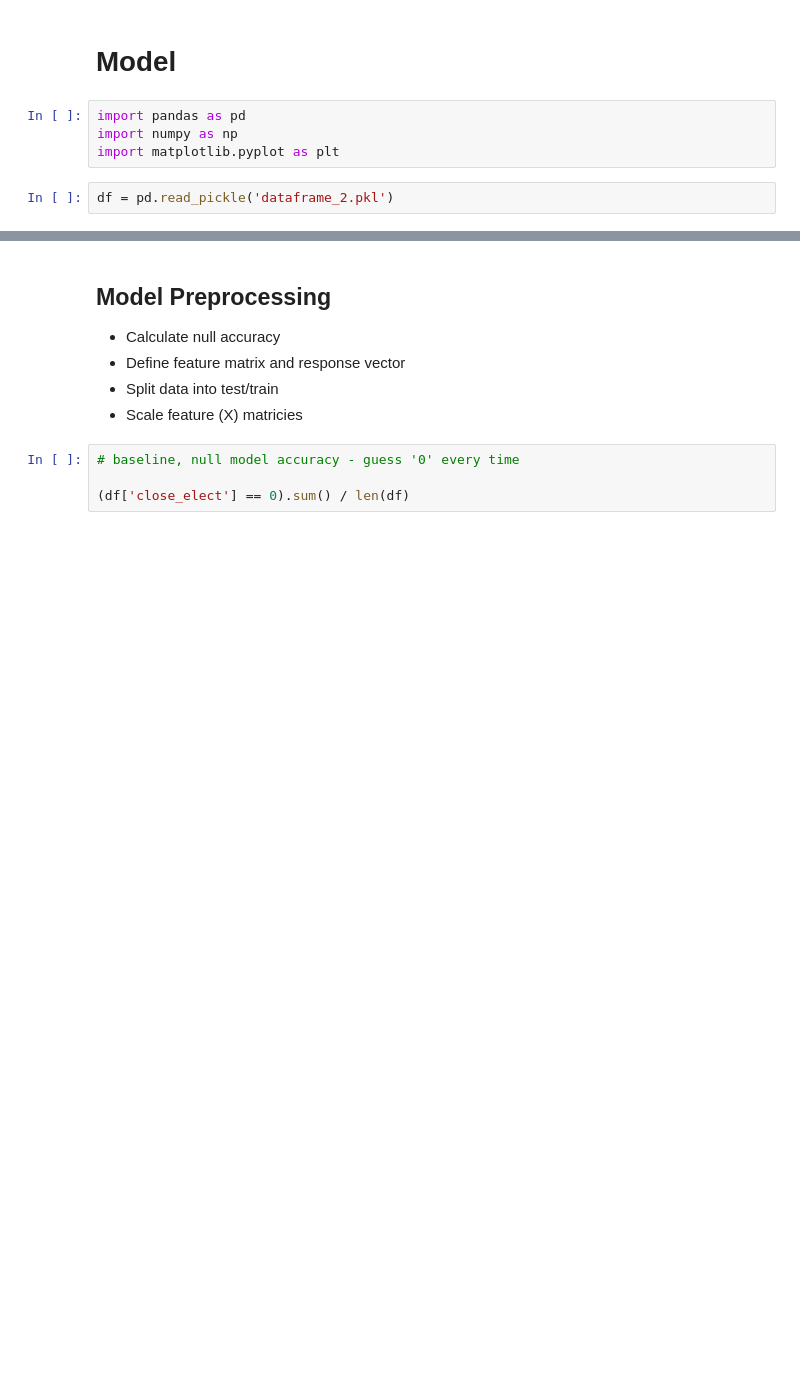
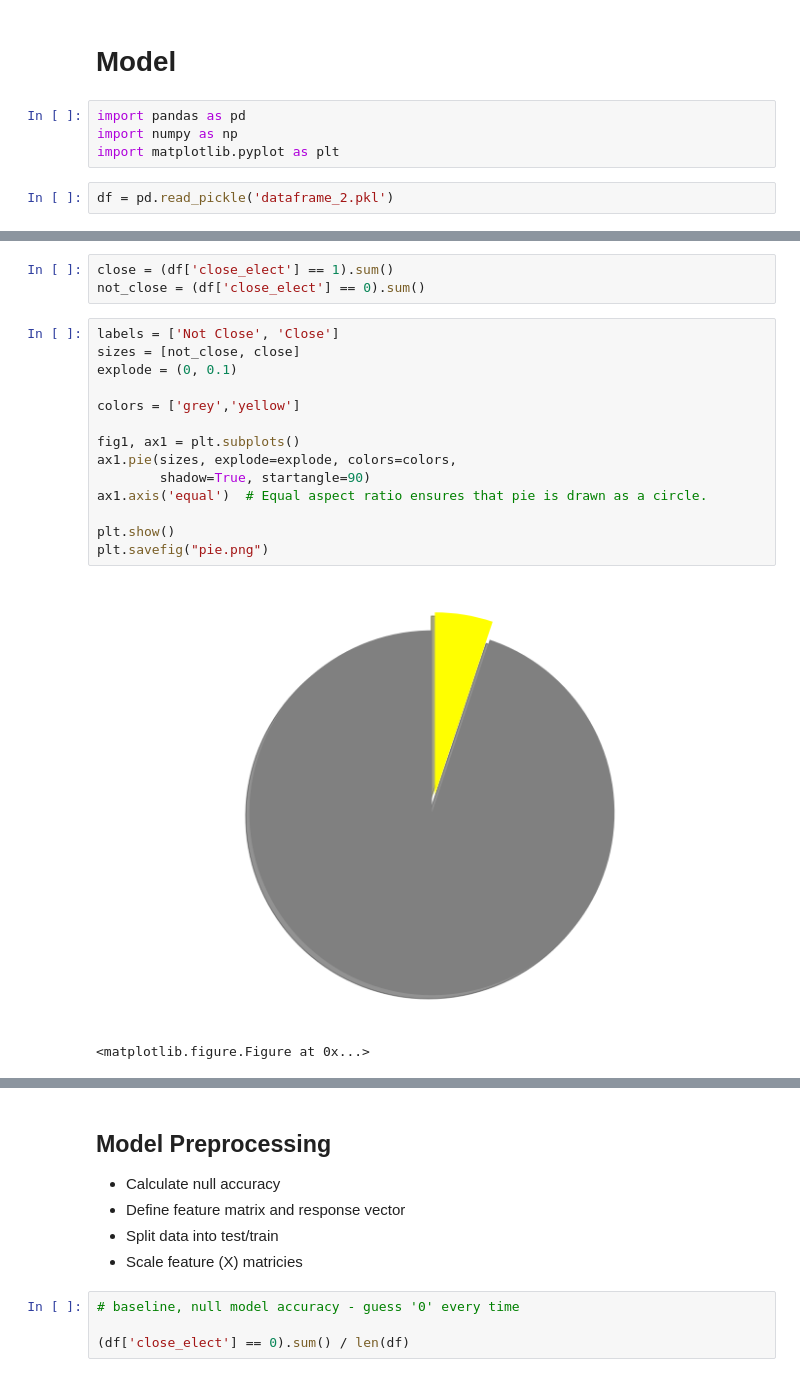
Before and after one commit to kevscon/Project-3, a Jupyter notebook: model-NEW.ipynb, the cells around one changed output, grey strips where cells are left out. Drawn from its saved outputs; the diff is of its cells as text; blank space fills up the shorter version.

```diff
--- a/model-NEW.ipynb
+++ b/model-NEW.ipynb
@@ -15,6 +15,26 @@ df.head()
 | 2 | 25270.0 | -8.0 | 9122.0 | 38.7 | 31788.0 | 32884.0 | 5.9 | 29.9 | ... |
 | 3 | 22668.0 | -1.1 | 7048.0 | 40.2 | 29264.0 | 43079.0 | 4.4 | 20.1 | ... |
 | 4 | 58013.0 | 1.2 | 20619.0 | 40.8 | 31470.0 | 47213.0 | 4.0 | 14.1 | ... |
+# %%
+close = (df['close_elect'] == 1).sum()
+not_close = (df['close_elect'] == 0).sum()
+# %%
+labels = ['Not Close', 'Close']
+sizes = [not_close, close]
+explode = (0, 0.1)
+
+colors = ['grey','yellow']
+
+fig1, ax1 = plt.subplots()
+ax1.pie(sizes, explode=explode, colors=colors,
+        shadow=True, startangle=90)
+ax1.axis('equal')  # Equal aspect ratio ensures that pie is drawn as a circle.
+
+plt.show()
+plt.savefig("pie.png")
+# %% [output]
+[figure, added]
+<matplotlib.figure.Figure at 0x...>
 # %%
 # drop rows with nans
 
```
Also changed, not shown: parts of 81 cells of this notebook, 11 other files.
